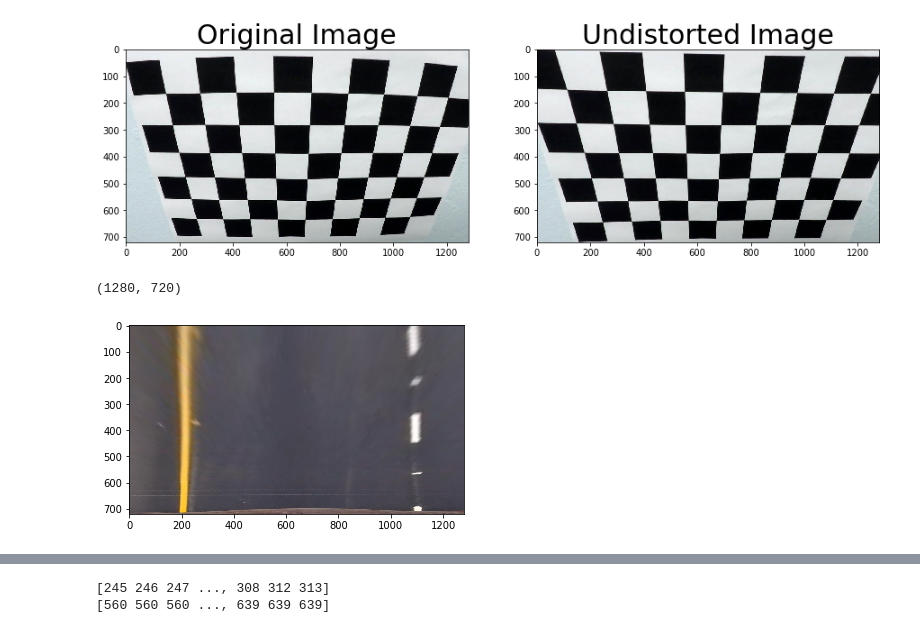
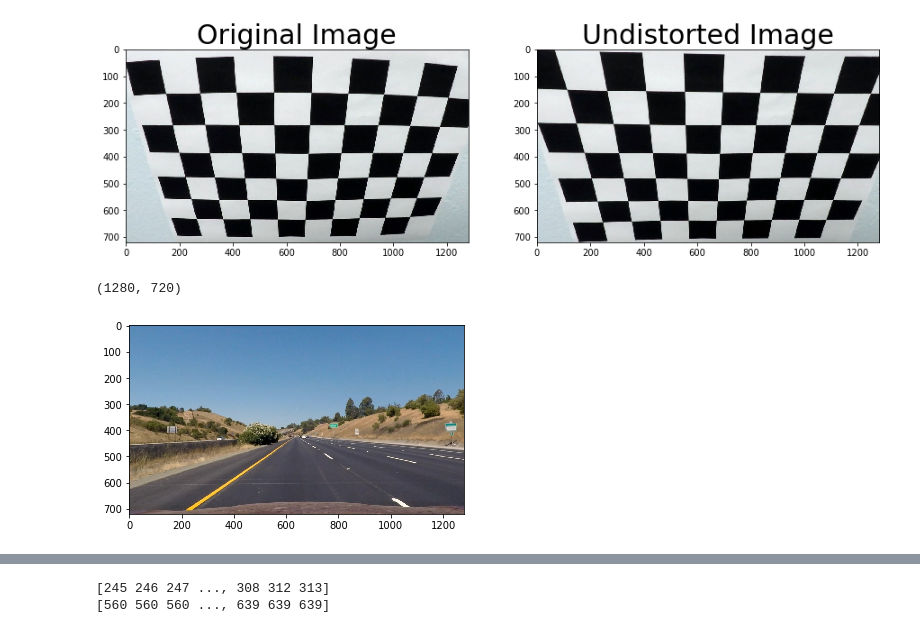
Before and after one commit to FelipeVein/USDC_Projeto4, a Jupyter notebook: example.ipynb, the cells around one changed output, grey strips where cells are left out. Saved outputs shown, nothing was run; the diff lists cells and outputs as text; code cells hidden in the pictures.

```diff
--- a/example.ipynb
+++ b/example.ipynb
@@ -109,32 +109,32 @@ import matplotlib.image as mpimg
 import pickle
 import os
 
 def undistortImage(img):
     return cv2.undistort(img, mtx, dist, None, mtx)
 
 image = mpimg.imread('test_images/straight_lines1.jpg')
 #plt.imshow(image)
 #plt.show()
 print((image.shape[1],image.shape[0]))
 #plt.plot(0.16*image.shape[1],image.shape[0],'.')
 #plt.plot(0.86*image.shape[1],image.shape[0],'.')
 #plt.plot(0.48*image.shape[1],0.6*image.shape[0],'.')
 #plt.plot(0.51*image.shape[1],0.6*image.shape[0],'.')
 
 def warpImage(img, toBird = True):
     # TALVEZ PRECISA MELHORAR
     img_size = (img.shape[1],img.shape[0])
     src = np.float32([[0.14*img.shape[1],img.shape[0]],[0.86*img.shape[1],img.shape[0]],[0.55*img.shape[1],0.64*img.shape[0]],[0.45*img.shape[1],0.64*img.shape[0]]])
     dst = np.float32([[0.14*img.shape[1],img.shape[0]],[0.86*img.shape[1],img.shape[0]],[0.86*img.shape[1],0],[0.14*img.shape[1],0]])
 
     if(toBird == True):
         M = cv2.getPerspectiveTransform(src, dst)
     else:
         M = cv2.getPerspectiveTransform(dst, src)
     warped = cv2.warpPerspective(img, M, img_size, flags=cv2.INTER_LINEAR)
     return warped
-plt.imshow(warpImage(undistortImage(image)))
+plt.imshow(image))
 plt.show()
 # %% [output]
 (1280, 720)
-[figure, old version]
+[figure, new version]
```
Also changed, not shown: parts of 2 cells of this notebook.
